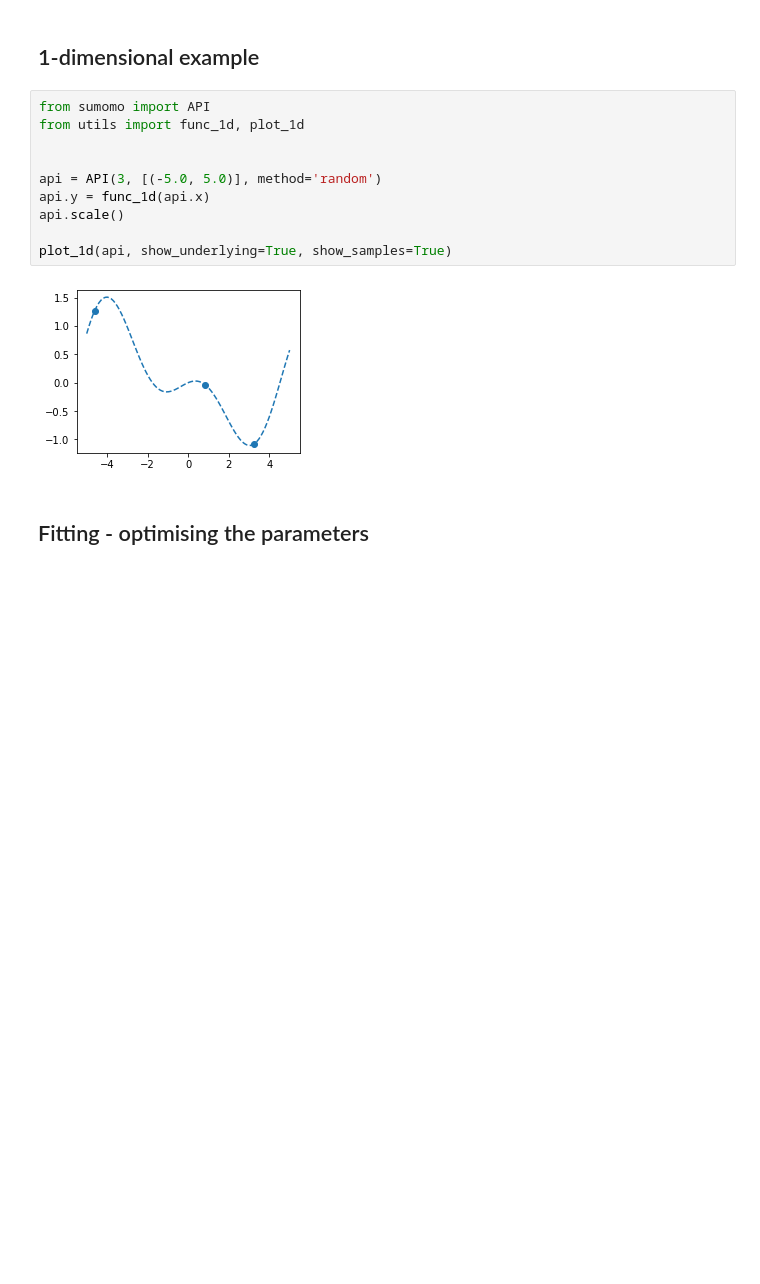
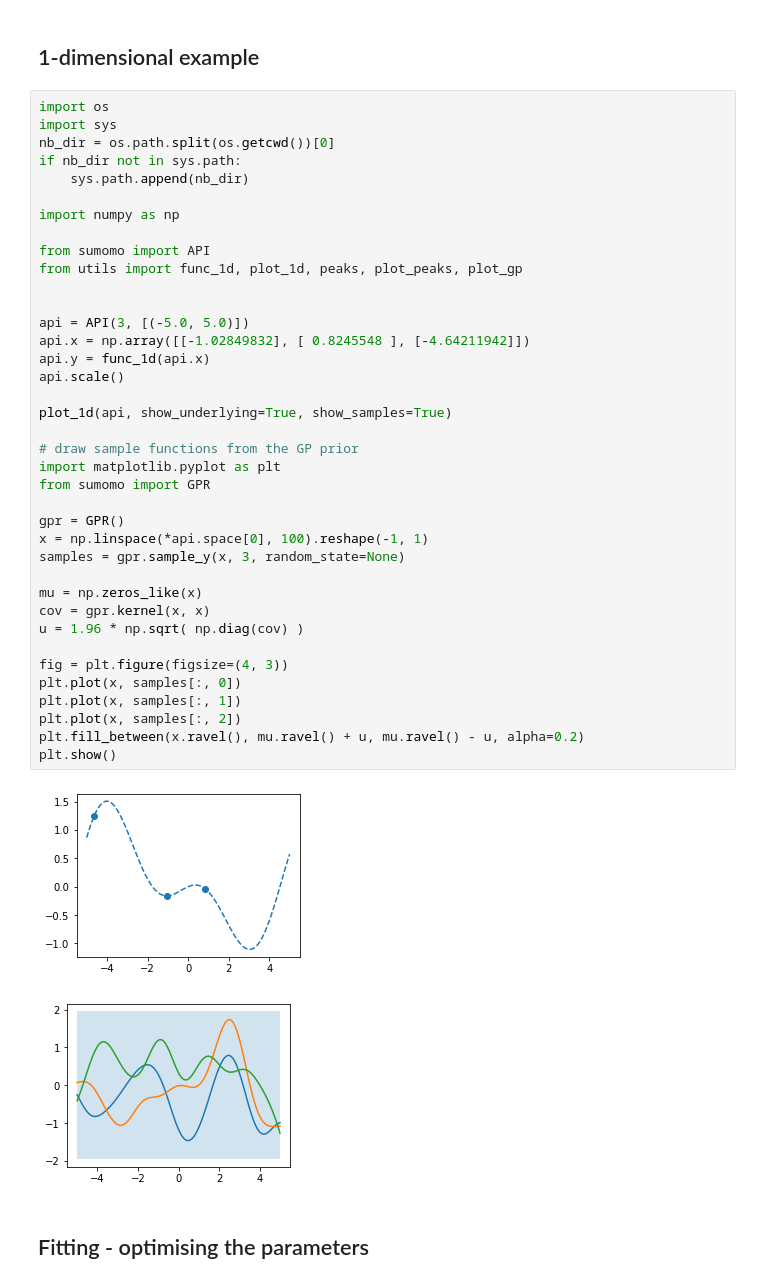
Before and after one commit to MGuo-Lab/oodx, a Jupyter notebook: notebooks/gaussian_processes.ipynb, the cells around one changed output. Saved outputs shown, nothing was run; the diff lists cells and outputs as text; blank space fills up the shorter version.

```diff
--- a/notebooks/gaussian_processes.ipynb
+++ b/notebooks/gaussian_processes.ipynb
@@ -108,18 +102,47 @@ The Sumomo `GPR` class inherits from the `GaussianProcessRegressor` from *scikit
 * Finally, `GPR` contained the `formulation(x, return_std=False)` method with the same function as `predict()` but with *NumPy* formulations equivalent to the *Pyomo* fomrulations implemented later. More details...
 # %% [markdown]
 ## 1-dimensional example
-# %%
-from sumomo import API
-from utils import func_1d, plot_1d
-
-
-api = API(3, [(-5.0, 5.0)], method='random')
-api.y = func_1d(api.x)
-api.scale()
-
-plot_1d(api, show_underlying=True, show_samples=True)
-# %% [output]
-[figure, removed]
+# %%
+import os
+import sys
+nb_dir = os.path.split(os.getcwd())[0]
+if nb_dir not in sys.path:
+    sys.path.append(nb_dir)
+
+import numpy as np
+
+from sumomo import API
+from utils import func_1d, plot_1d, peaks, plot_peaks, plot_gp
+
+
+api = API(3, [(-5.0, 5.0)])
+api.x = np.array([[-1.02849832], [ 0.8245548 ], [-4.64211942]])
+api.y = func_1d(api.x)
+api.scale()
+
+plot_1d(api, show_underlying=True, show_samples=True)
+
+# draw sample functions from the GP prior
+import matplotlib.pyplot as plt
+from sumomo import GPR
+
+gpr = GPR()
+x = np.linspace(*api.space[0], 100).reshape(-1, 1)
+samples = gpr.sample_y(x, 3, random_state=None)
+
+mu = np.zeros_like(x)
+cov = gpr.kernel(x, x)
+u = 1.96 * np.sqrt( np.diag(cov) )
+
+fig = plt.figure(figsize=(4, 3))
+plt.plot(x, samples[:, 0])
+plt.plot(x, samples[:, 1])
+plt.plot(x, samples[:, 2])
+plt.fill_between(x.ravel(), mu.ravel() + u, mu.ravel() - u, alpha=0.2)
+plt.show()
+# %% [output]
+[figure, added]
+[figure, added]
 # %% [markdown]
 ## Fitting - optimising the parameters
 # %%
```
Also changed, not shown: parts of 17 cells of this notebook.
